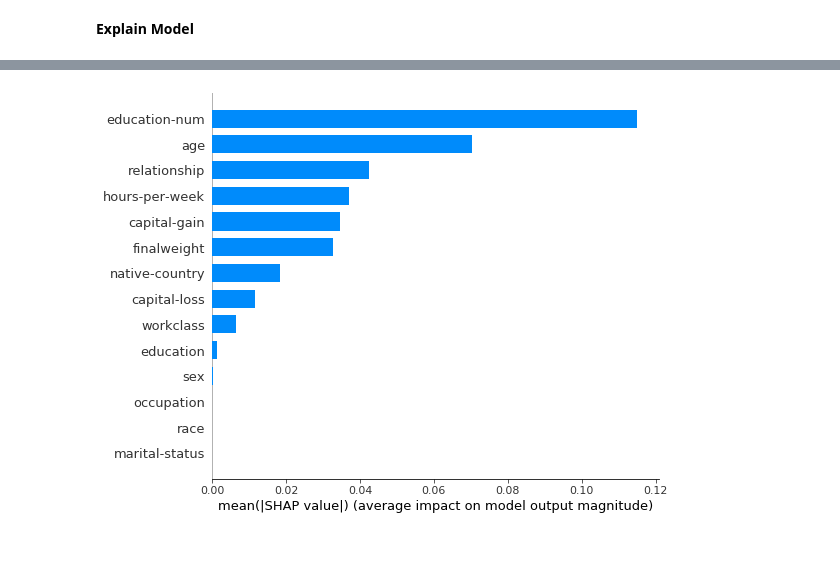
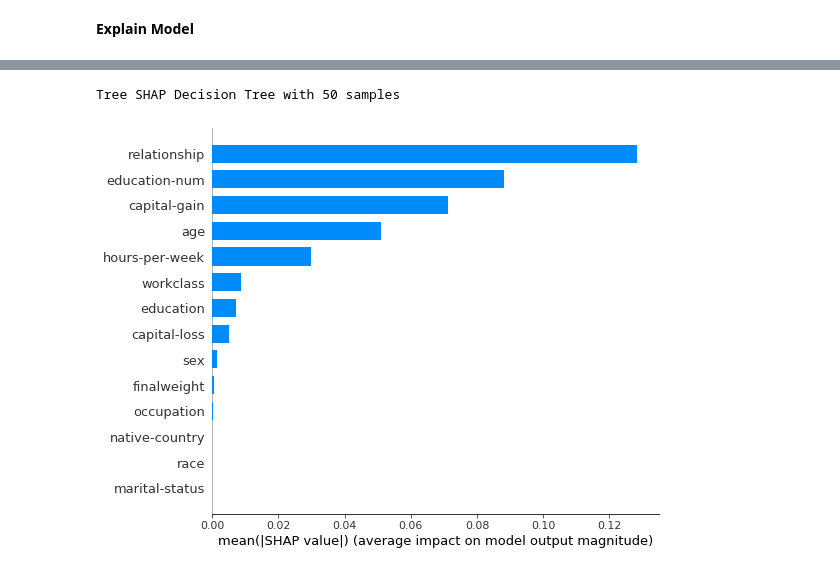
Before and after one commit to Kait0/EFML, a Jupyter notebook: src/exp01_Hoeffdingtree_Analysis.ipynb, the cells around one changed output, grey strips where cells are left out. Saved outputs shown, nothing was run; the diff lists cells and outputs as text; code cells hidden in the pictures.

```diff
--- a/src/exp01_Hoeffdingtree_Analysis.ipynb
+++ b/src/exp01_Hoeffdingtree_Analysis.ipynb
@@ -196,7 +195,8 @@ Incrementally trained HoeffdingTree: test_accuracy:  0.8284503408881518
 **Explain Model**
 # %%
 %%time
-empty = np.zeros(test_data.shape)
-explainer = sh.TreeExplainer(tree, empty)
-shap_values = explainer.shap_values(test_data)
+background = train_data.to_numpy()[:50]
+explain_data = test_data.to_numpy()[:50]
+explainer = sh.TreeExplainer(tree, background)
+shap_values = explainer.shap_values(explain_data)
 # %% [output]
@@ -234,9 +240,0 @@ sh.force_plot(h_explainer.expected_value, h_shap_values[7], data_part.iloc[0,:],
-# %%
-test_data['workclass']      = le.transform(test_data['workclass'])
-test_data['education']      = le1.transform(test_data['education'])
-test_data['marital-status'] = le2.transform(test_data['marital-status'])
-test_data['occupation']     = le3.transform(test_data['occupation'])
-test_data['relationship']   = le4.transform(test_data['relationship'])
-test_data['race']           = le5.transform(test_data['race'])
-test_data['sex']            = le6.transform(test_data['sex'])
-test_data['native-country'] = le7.transform(test_data['native-country'])
@@ -251,4 +241,6 @@ sh.summary_plot(shap_values[0], test_data)
 # %%
-sh.summary_plot(shap_values[0], test_data, plot_type="bar")
+print("Tree SHAP Decision Tree with 50 samples")
+sh.summary_plot(shap_values[1], test_data, plot_type="bar")
 # %% [output]
+Tree SHAP Decision Tree with 50 samples
-[figure, old version]
+[figure, new version]
```
Also changed, not shown: parts of 15 cells of this notebook, 4 other files.
